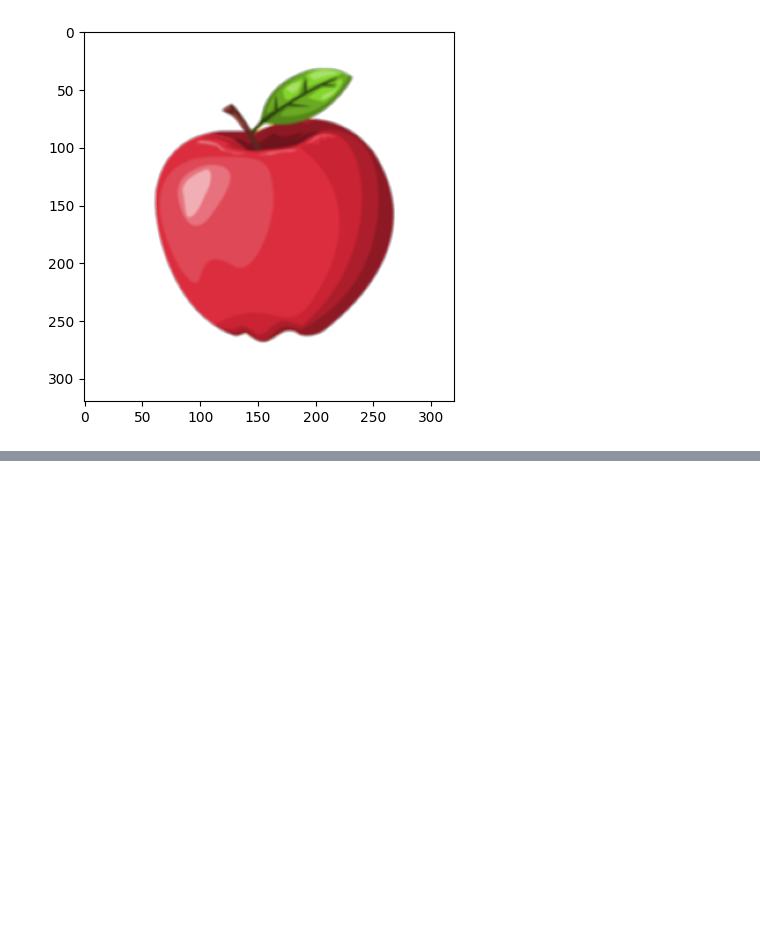
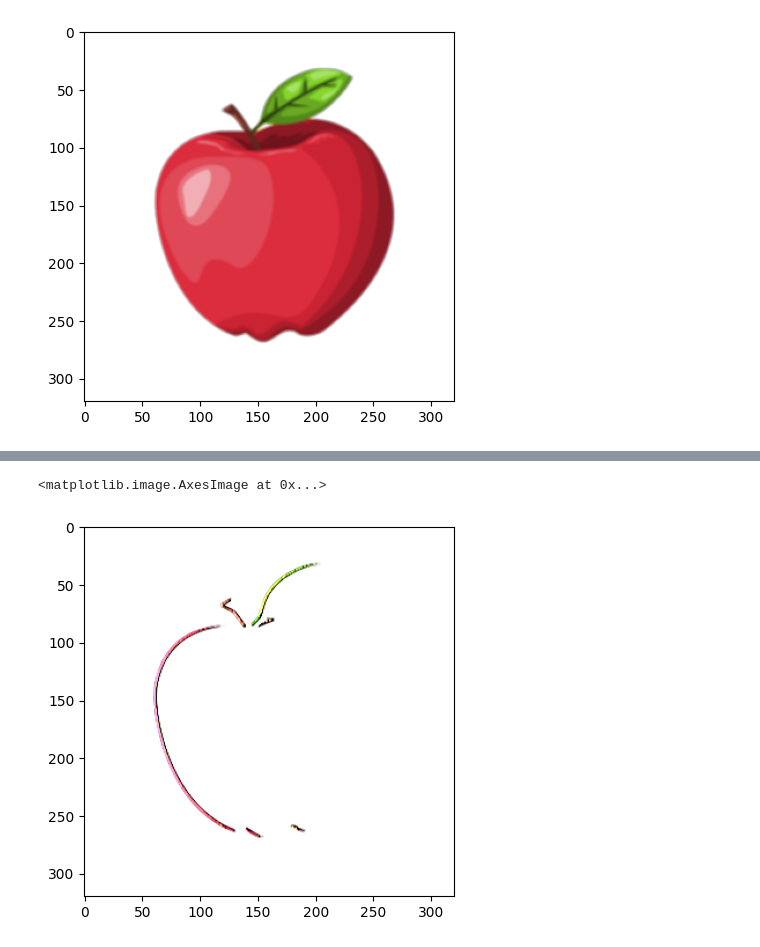
Before and after one commit to jbrun0r/PDI, a Jupyter notebook: kernels.ipynb, the cells around one changed output, grey strips where cells are left out. Drawn from its saved outputs; the diff is of its cells as text; code cells hidden in the pictures; blank space fills up the shorter version.

```diff
--- a/kernels.ipynb
+++ b/kernels.ipynb
@@ -41,0 +60,9 @@ imshow(apple.filter(blur))
+# %%
+s_v_kernel = ImageFilter.Kernel((3, 3),[-1, 0, 1,
+            -2, 0, 2,
+            -1, 0, 1], 1)
+# %%
+imshow(apple.filter(s_v_kernel))
+# %% [output]
+<matplotlib.image.AxesImage at 0x...>
+[figure, added]
```
Also changed, not shown: parts of 8 cells of this notebook.
